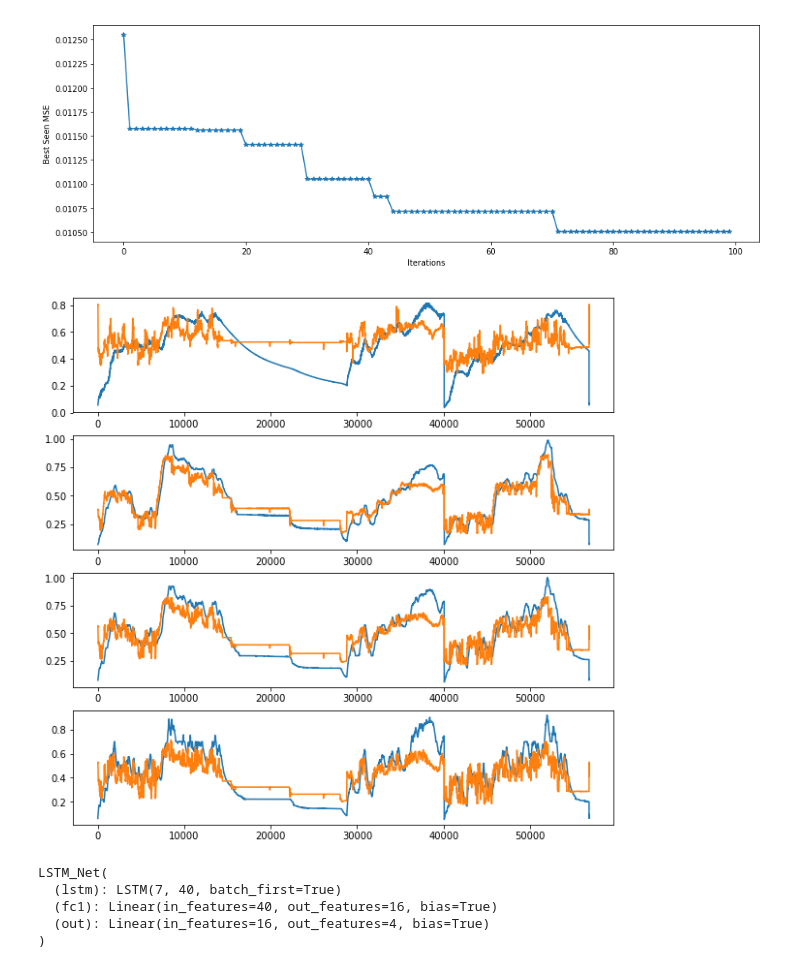
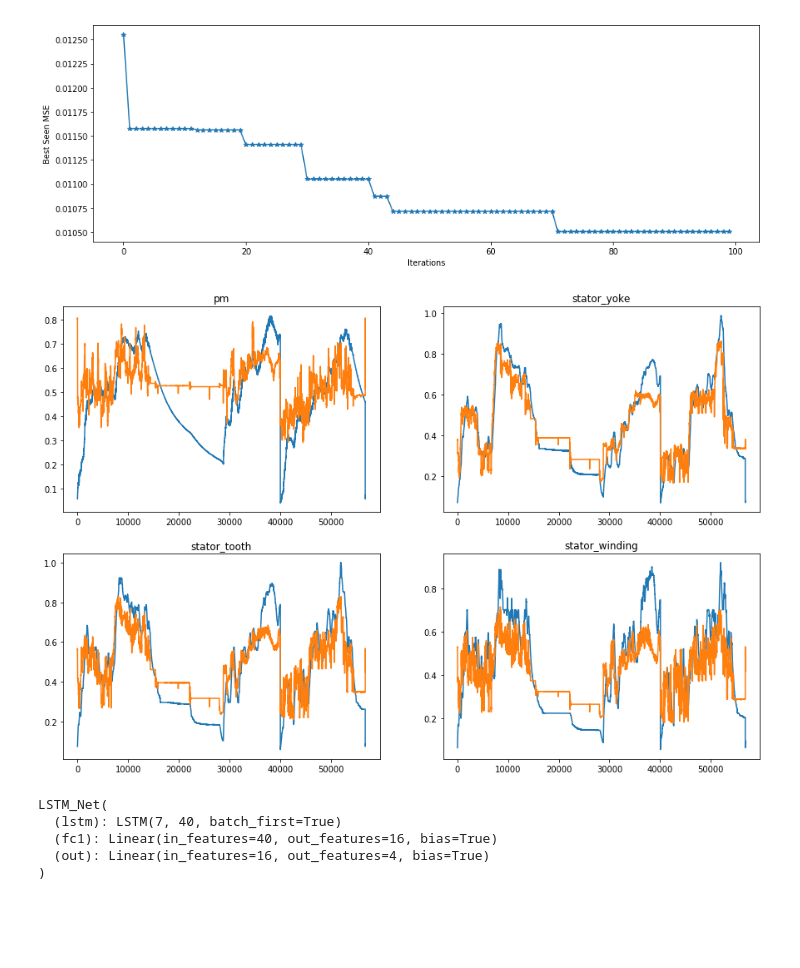
Before and after one commit to moiraghif/Electric-Motor-Temperature, a Jupyter notebook: SecondTaskCNN_LSTM.ipynb, the cells around one changed output. Cells and saved outputs as stored; diff of their text form; code cells hidden in the pictures; blank space fills up the shorter version.

```diff
--- a/SecondTaskCNN_LSTM.ipynb
+++ b/SecondTaskCNN_LSTM.ipynb
@@ -812,29 +818,32 @@ for x in range(0, size, batch_size):
 y_test = np.array(y_test).reshape(-1,4)
 y_pred_all = y_pred_all.reshape(-1,4)
 # %%
-plt.figure(figsize=(10,10))
+plt.figure(figsize=(15,10))
 
-plt.subplot(411)
+plt.subplot(221)
 plt.plot(y_test[:size - look_back - 1,0])
 plt.plot(y_pred_all[:size - look_back - 1,0])
+plt.title('pm')
 
-plt.subplot(412)
+plt.subplot(222)
 plt.plot(y_test[:size - look_back - 1,1])
 plt.plot(y_pred_all[:size - look_back - 1,1])
+plt.title('stator_yoke')
 
-plt.subplot(413)
+plt.subplot(223)
 plt.plot(y_test[:size - look_back - 1,2])
 plt.plot(y_pred_all[:size - look_back - 1,2])
+plt.title('stator_tooth')
 
-plt.subplot(414)
+plt.subplot(224)
 plt.plot(y_test[:size - look_back - 1,3])
 plt.plot(y_pred_all[:size - look_back - 1,3])
+plt.title('stator_winding')
+
+plt.savefig('imgs/lstm_pred_second.png',bbox_inches='tight', pad_inches=0)
 plt.show()
-
-
-plt.show()
 # %% [output]
-[figure, old version]
+[figure, new version]
 # %%
 best_model
 # %% [output]
```
Also changed, not shown: parts of 2 cells of this notebook, 6 other files.
